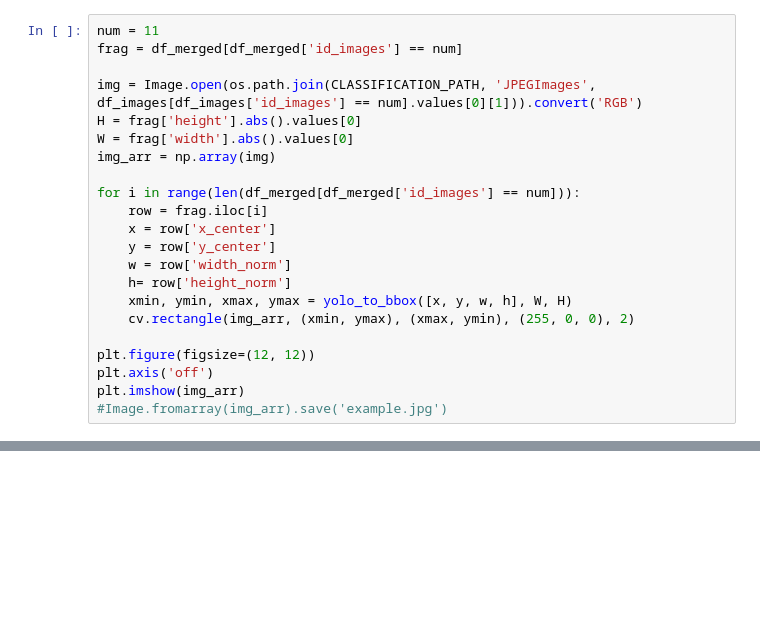
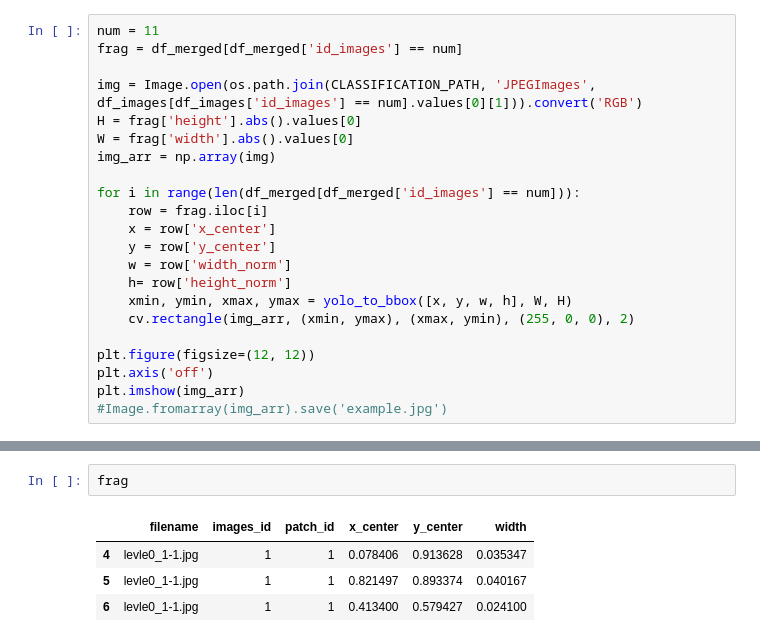
Before and after one commit to reqmd/yolov8_acne04, a Jupyter notebook: ACNE_research.ipynb, the cells around one changed output, grey strips where cells are left out. Cells and saved outputs as stored; diff of their text form; blank space fills up the shorter version.

```diff
--- a/ACNE_research.ipynb
+++ b/ACNE_research.ipynb
@@ -237,0 +321,7 @@ plt.imshow(img_arr)
+# %%
+frag
+# %% [output]
+|  | filename | images_id | patch_id | x_center | y_center | width |
+| 4 | levle0_1-1.jpg | 1 | 1 | 0.078406 | 0.913628 | 0.035347 |
+| 5 | levle0_1-1.jpg | 1 | 1 | 0.821497 | 0.893374 | 0.040167 |
+| 6 | levle0_1-1.jpg | 1 | 1 | 0.413400 | 0.579427 | 0.024100 |
```
Also changed, not shown: parts of 11 cells of this notebook, 3 other files.
